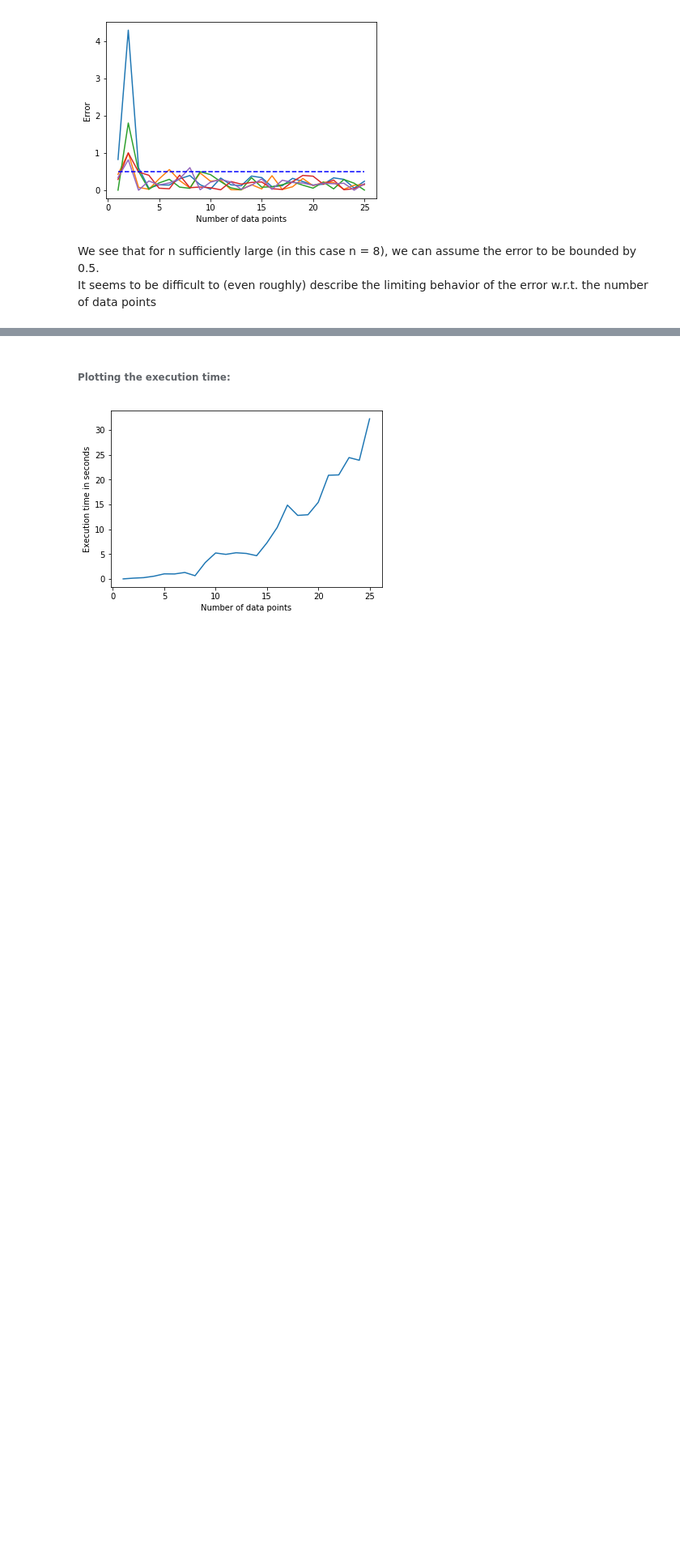
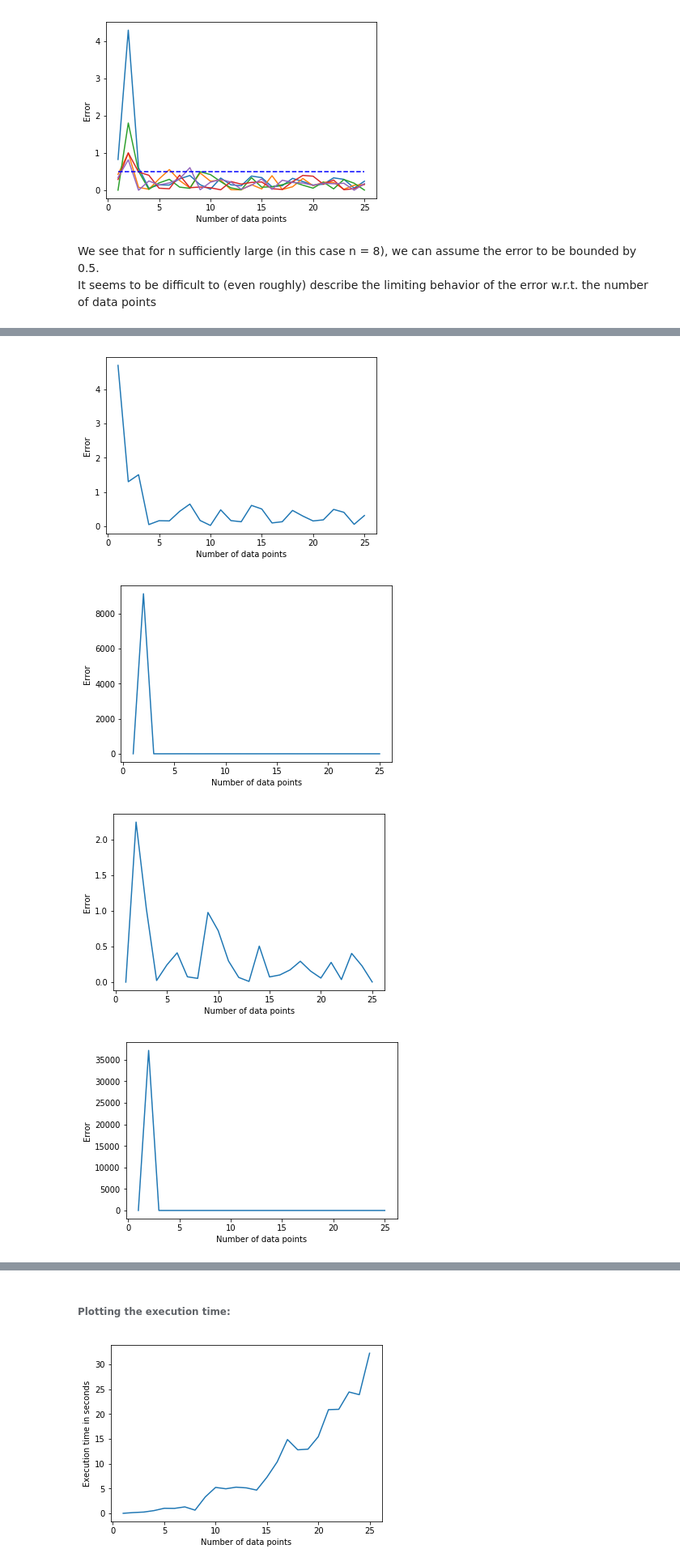
Before and after one commit to ratnania/mlhiphy, a Jupyter notebook: burgers_equation/burgerseq_mod.ipynb, the cells around one changed output, grey strips where cells are left out. Shown at 81% size. Cells and saved outputs as stored; diff of their text form; code cells hidden in the pictures; blank space fills up the shorter version.

```diff
--- a/burgers_equation/burgerseq_mod.ipynb
+++ b/burgers_equation/burgerseq_mod.ipynb
@@ -200,0 +221,14 @@ It seems to be difficult to (even roughly) describe the limiting behavior of the
+# %%
+lin = np.linspace(1, res.shape[1], res.shape[1])
+ones = np.ones(res.shape[1])
+
+for i in range(res.shape[0]):
+    plt.plot(lin, np.abs(np.divide(ones, res[i,:]) - ones))
+    plt.ylabel('Error')
+    plt.xlabel('Number of data points')
+    plt.show()
+# %% [output]
+[figure, added]
+[figure, added]
+[figure, added]
+[figure, added]
```
Also changed, not shown: parts of 3 cells of this notebook.
